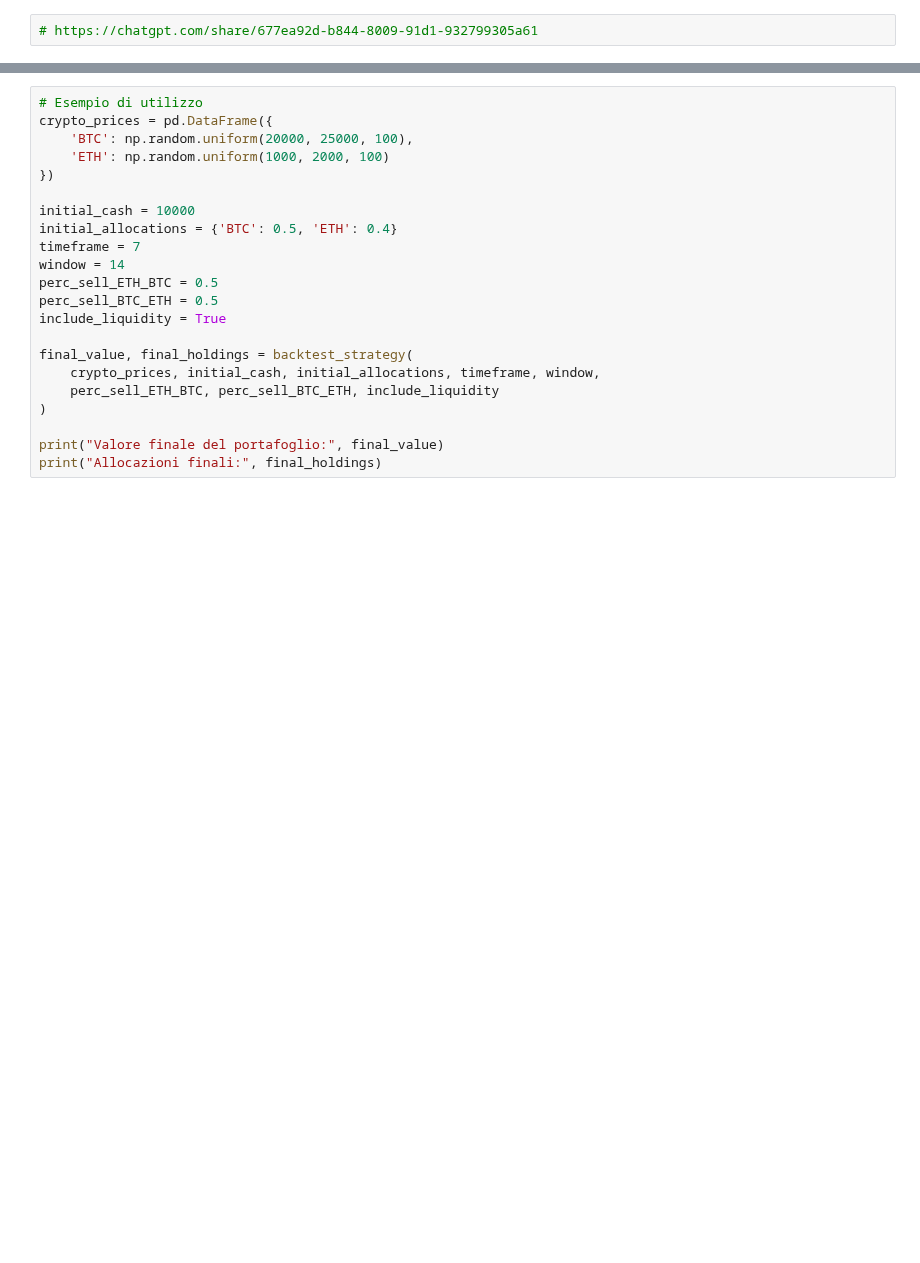
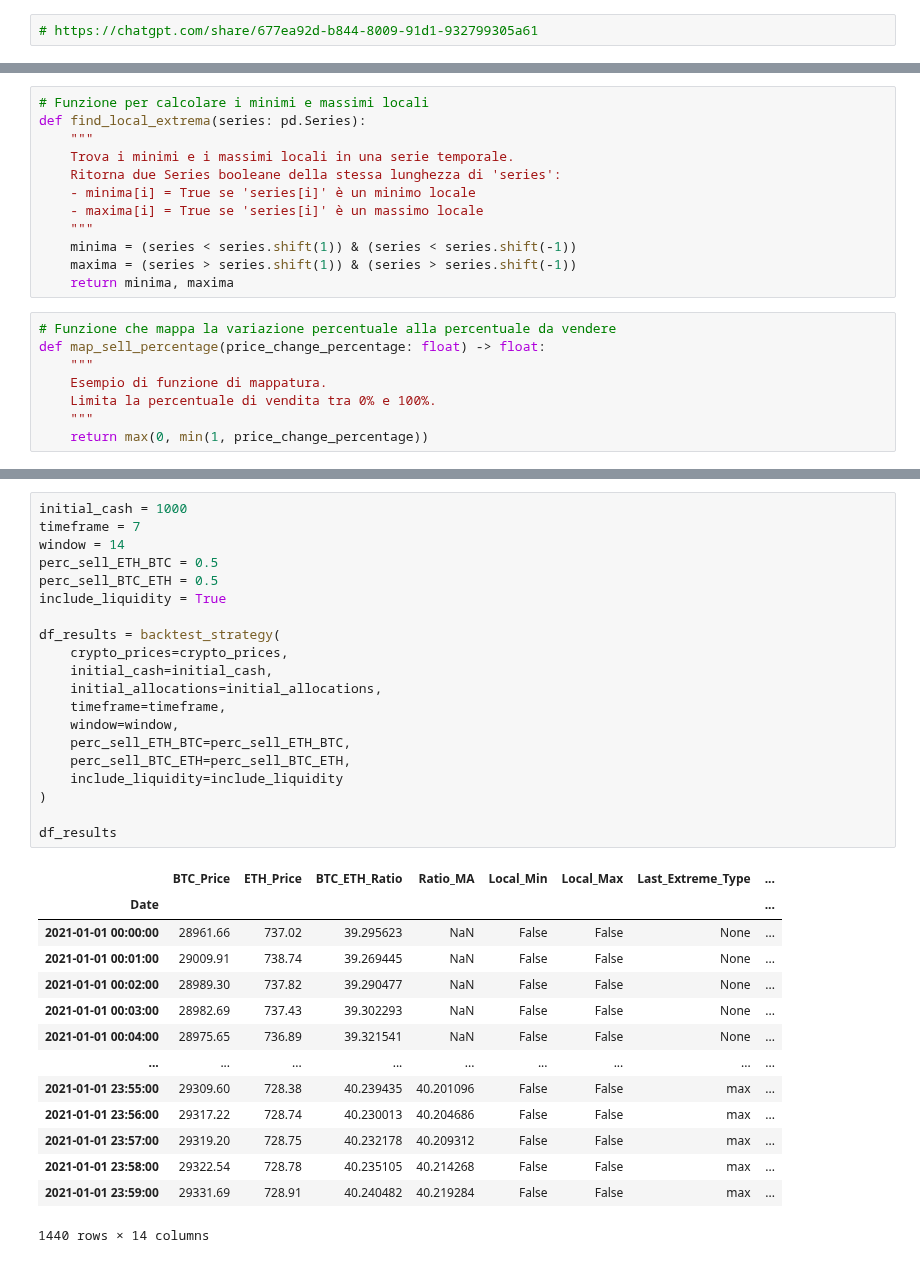
Before and after one commit to AleImbri/Crypto-strategies-simulations, a Jupyter notebook: Rotazione con media mobile rapporti.ipynb, the cells around one changed output, grey strips where cells are left out. Drawn from its saved outputs; the diff is of its cells as text; blank space fills up the shorter version.

```diff
--- a/Rotazione con media mobile rapporti.ipynb
+++ b/Rotazione con media mobile rapporti.ipynb
@@ -97,0 +127,20 @@ def backtest_strategy(crypto_prices, initial_cash, initial_allocations, timefram
+# %%
+# Funzione per calcolare i minimi e massimi locali
+def find_local_extrema(series: pd.Series):
+    """
+    Trova i minimi e i massimi locali in una serie temporale.
+    Ritorna due Series booleane della stessa lunghezza di 'series':
+    - minima[i] = True se 'series[i]' è un minimo locale
+    - maxima[i] = True se 'series[i]' è un massimo locale
+    """
+    minima = (series < series.shift(1)) & (series < series.shift(-1))
+    maxima = (series > series.shift(1)) & (series > series.shift(-1))
+    return minima, maxima
+# %%
+# Funzione che mappa la variazione percentuale alla percentuale da vendere
+def map_sell_percentage(price_change_percentage: float) -> float:
+    """
+    Esempio di funzione di mappatura.
+    Limita la percentuale di vendita tra 0% e 100%.
+    """
+    return max(0, min(1, price_change_percentage))
@@ -98,22 +342,35 @@ def backtest_strategy(crypto_prices, initial_cash, initial_allocations, timefram
 # %%
-# Esempio di utilizzo
-crypto_prices = pd.DataFrame({
-    'BTC': np.random.uniform(20000, 25000, 100),
-    'ETH': np.random.uniform(1000, 2000, 100)
-})
-
-initial_cash = 10000
-initial_allocations = {'BTC': 0.5, 'ETH': 0.4}
+initial_cash = 1000
 timeframe = 7
 window = 14
 perc_sell_ETH_BTC = 0.5
 perc_sell_BTC_ETH = 0.5
 include_liquidity = True
 
-final_value, final_holdings = backtest_strategy(
-    crypto_prices, initial_cash, initial_allocations, timeframe, window,
-    perc_sell_ETH_BTC, perc_sell_BTC_ETH, include_liquidity
+df_results = backtest_strategy(
+    crypto_prices=crypto_prices,
+    initial_cash=initial_cash,
+    initial_allocations=initial_allocations,
+    timeframe=timeframe,
+    window=window,
+    perc_sell_ETH_BTC=perc_sell_ETH_BTC,
+    perc_sell_BTC_ETH=perc_sell_BTC_ETH,
+    include_liquidity=include_liquidity
 )
 
-print("Valore finale del portafoglio:", final_value)
-print("Allocazioni finali:", final_holdings)
+df_results
+# %% [output]
+|  | BTC_Price | ETH_Price | BTC_ETH_Ratio | Ratio_MA | Local_Min | Local_Max | Last_Extreme_Type | ... |
+| Date |  |  |  |  |  |  |  | ... |
+| 2021-01-01 00:00:00 | 28961.66 | 737.02 | 39.295623 | NaN | False | False | None | ... |
+| 2021-01-01 00:01:00 | 29009.91 | 738.74 | 39.269445 | NaN | False | False | None | ... |
+| 2021-01-01 00:02:00 | 28989.30 | 737.82 | 39.290477 | NaN | False | False | None | ... |
+| 2021-01-01 00:03:00 | 28982.69 | 737.43 | 39.302293 | NaN | False | False | None | ... |
+| 2021-01-01 00:04:00 | 28975.65 | 736.89 | 39.321541 | NaN | False | False | None | ... |
+| ... | ... | ... | ... | ... | ... | ... | ... | ... |
+| 2021-01-01 23:55:00 | 29309.60 | 728.38 | 40.239435 | 40.201096 | False | False | max | ... |
+| 2021-01-01 23:56:00 | 29317.22 | 728.74 | 40.230013 | 40.204686 | False | False | max | ... |
+| 2021-01-01 23:57:00 | 29319.20 | 728.75 | 40.232178 | 40.209312 | False | False | max | ... |
+| 2021-01-01 23:58:00 | 29322.54 | 728.78 | 40.235105 | 40.214268 | False | False | max | ... |
+| 2021-01-01 23:59:00 | 29331.69 | 728.91 | 40.240482 | 40.219284 | False | False | max | ... |
+1440 rows × 14 columns
```
Also changed, not shown: parts of 24 cells of this notebook, 1 other file.
